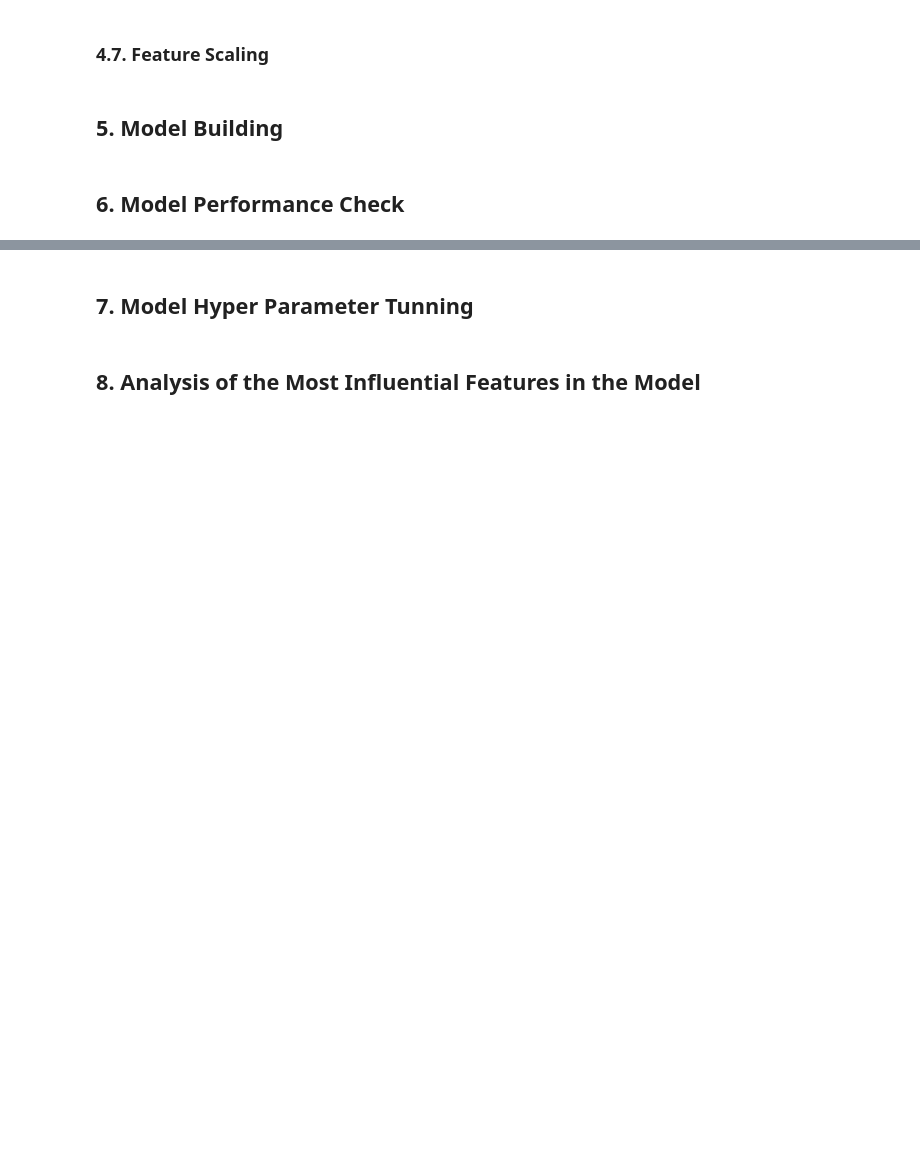
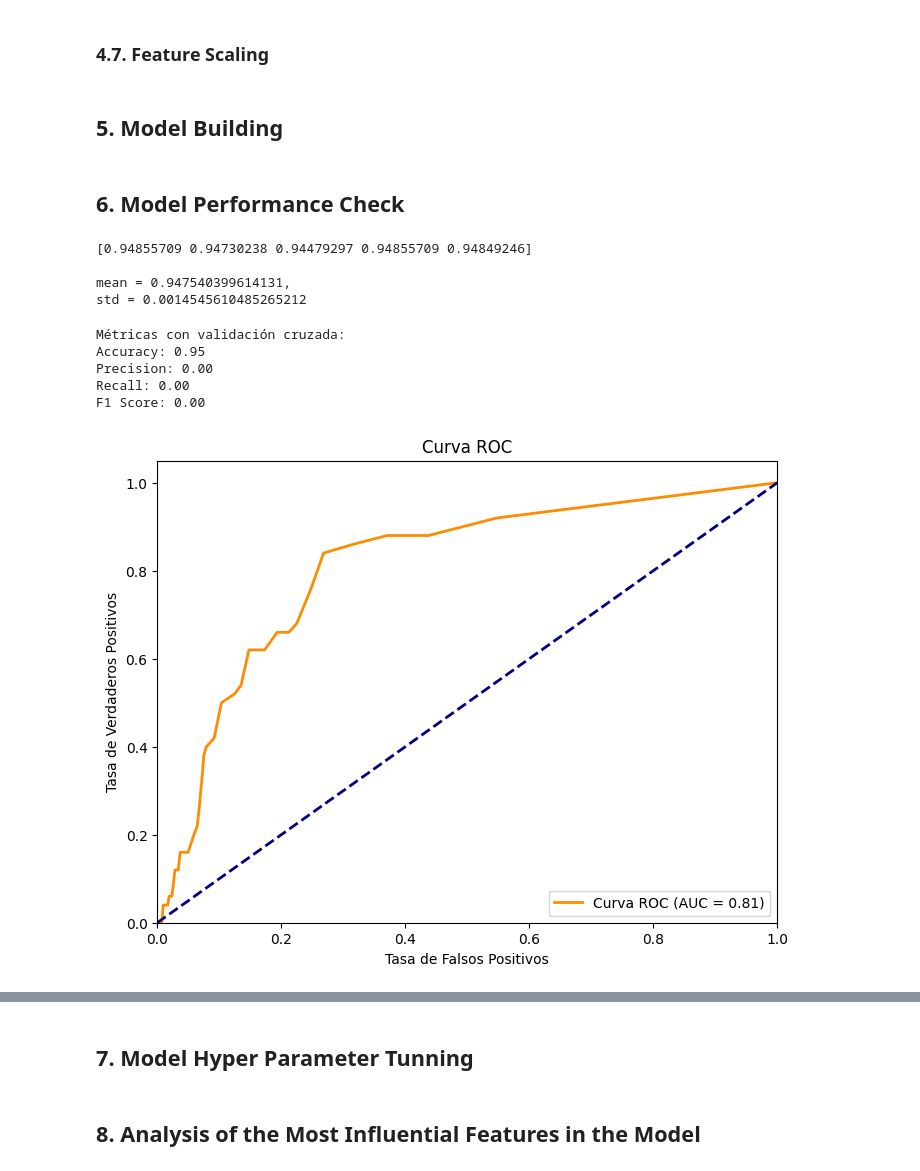
Before and after one commit to AI-School-F5-P2/DS_hospital_G2, a Jupyter notebook: Notebooks/Modeling.ipynb, the cells around one changed output, grey strips where cells are left out. Drawn from its saved outputs; the diff is of its cells as text; code cells hidden in the pictures; blank space fills up the shorter version.

```diff
--- a/Notebooks/Modeling.ipynb
+++ b/Notebooks/Modeling.ipynb
@@ -692,4 +695,9 @@ X_test.head()
 ### **4.6. Feature Balancing**
 # %% [markdown]
 ### **4.7. Feature Scaling**
+# %%
+Standard_Scaler = StandardScaler()
+
+X_train = Standard_Scaler.fit_transform(X_train)
+X_test = Standard_Scaler.transform(X_test)
 # %%
@@ -703,4 +711,63 @@ X_test_scaled = scaler.transform(X_test)
 # %% [markdown]
 ## **5. Model Building**
+# %%
+rfc = RandomForestClassifier(random_state=42)
+
+rfc.fit(X_train, y_train)
+
+accuracy = cross_val_score(rfc, X_train, y_train, cv = 5, scoring = 'accuracy')
 # %% [markdown]
 ## **6. Model Performance Check**
+# %%
+print(accuracy)
+print(f'\nmean = {accuracy.mean()}, \nstd = {accuracy.std()}')
+# %% [output]
+[0.94855709 0.94730238 0.94479297 0.94855709 0.94849246]
+
+mean = 0.947540399614131,
+std = 0.0014545610485265212
+# %%
+# Realiza la validación cruzada y obtén las predicciones
+y_pred_cv = cross_val_predict(rfc, X_train, y_train, cv=5)
+
+# Calcula las métricas
+accuracy = accuracy_score(y_train, y_pred_cv)
+precision = precision_score(y_train, y_pred_cv)
+recall = recall_score(y_train, y_pred_cv)
+f1 = f1_score(y_train, y_pred_cv)
+
+print("Métricas con validación cruzada:")
+print(f"Accuracy: {accuracy:.2f}")
+print(f"Precision: {precision:.2f}")
+print(f"Recall: {recall:.2f}")
+print(f"F1 Score: {f1:.2f}")
+# %% [output]
+Métricas con validación cruzada:
+Accuracy: 0.95
+Precision: 0.00
+Recall: 0.00
+F1 Score: 0.00
+# %%
+# Ajusta el modelo en los datos de entrenamiento
+rfc.fit(X_train, y_train)
+
+# Obtiene las probabilidades de predicción
+y_scores = rfc.predict_proba(X_test)[:, 1]
+
+# Calcula la curva ROC
+fpr, tpr, thresholds = roc_curve(y_test, y_scores)
+roc_auc = auc(fpr, tpr)
+
+# Dibuja la curva ROC
+plt.figure(figsize=(8, 6))
+plt.plot(fpr, tpr, color='darkorange', lw=2, label='Curva ROC (AUC = {:.2f})'.format(roc_auc))
+plt.plot([0, 1], [0, 1], color='navy', lw=2, linestyle='--')
+plt.xlim([0.0, 1.0])
+plt.ylim([0.0, 1.05])
+plt.xlabel('Tasa de Falsos Positivos')
+plt.ylabel('Tasa de Verdaderos Positivos')
+plt.title('Curva ROC')
+plt.legend(loc='lower right')
+plt.show()
+# %% [output]
+[figure, added]
```
Also changed, not shown: parts of 3 cells of this notebook.
